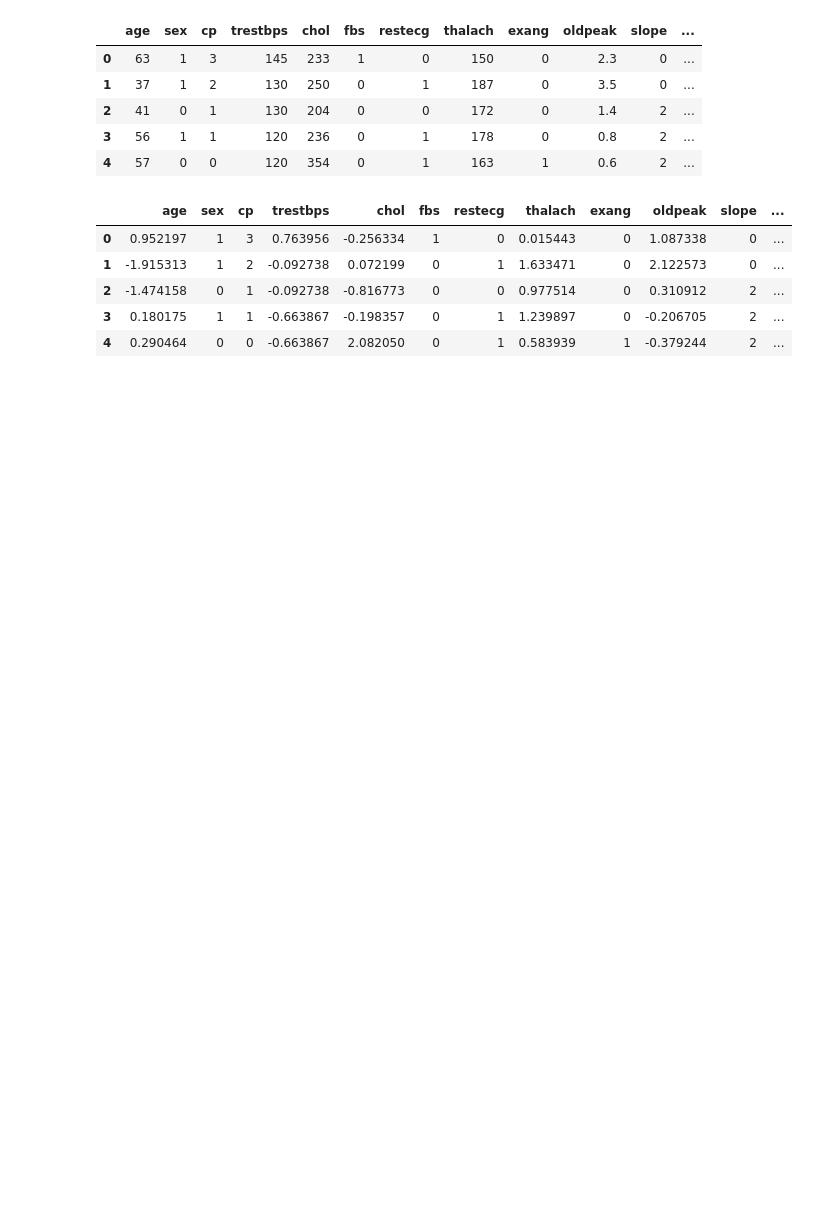
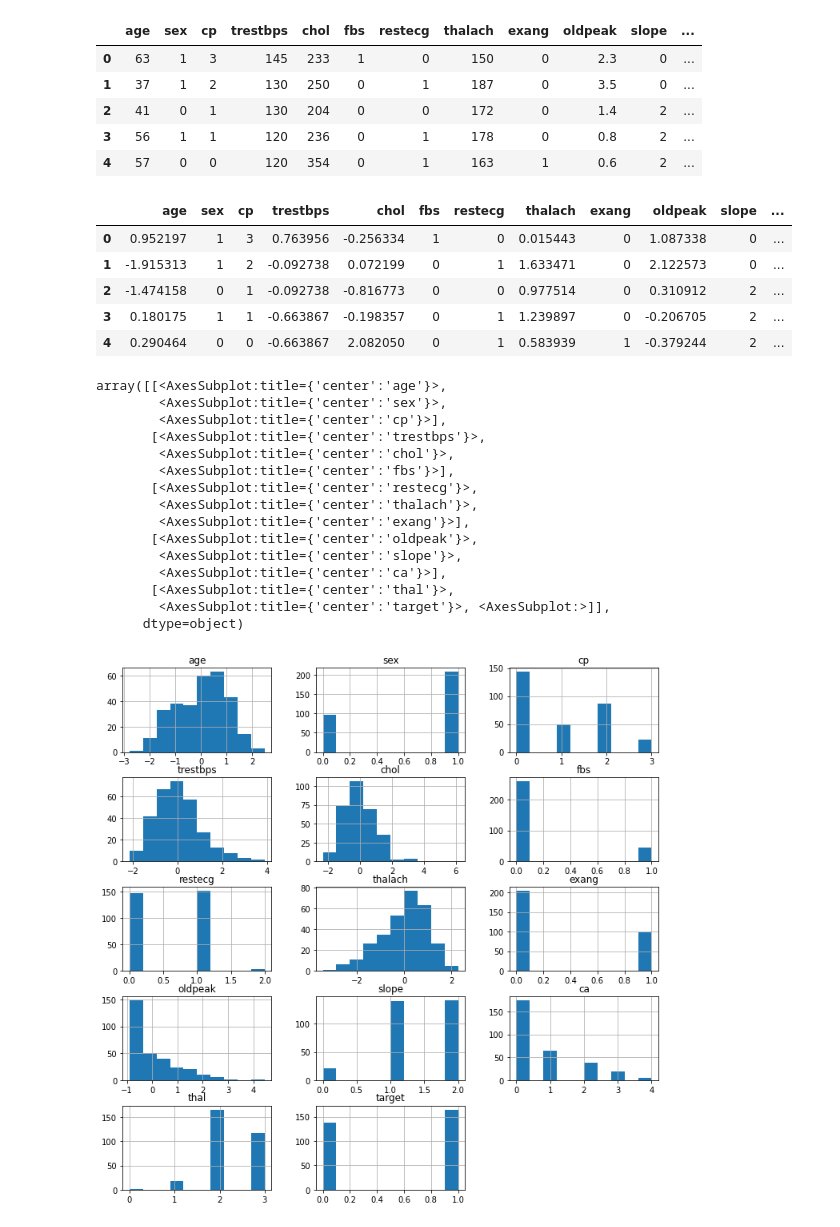
Before and after one commit to mshavliuk/BDA_project, a Jupyter notebook: bda_project_report.ipynb, the cells around one changed output. Drawn from its saved outputs; the diff is of its cells as text; code cells hidden in the pictures; blank space fills up the shorter version.

```diff
--- a/bda_project_report.ipynb
+++ b/bda_project_report.ipynb
@@ -67,3 +67,23 @@ df.head()
 | 2 | -1.474158 | 0 | 1 | -0.092738 | -0.816773 | 0 | 0 | 0.977514 | 0 | 0.310912 | 2 | ... |
 | 3 | 0.180175 | 1 | 1 | -0.663867 | -0.198357 | 0 | 1 | 1.239897 | 0 | -0.206705 | 2 | ... |
 | 4 | 0.290464 | 0 | 0 | -0.663867 | 2.082050 | 0 | 1 | 0.583939 | 1 | -0.379244 | 2 | ... |
+# %%
+### Draw histogram of all the features
+df.hist(figsize=(12,12), layout=(5,3))
+# %% [output]
+array([[<AxesSubplot:title={'center':'age'}>,
+        <AxesSubplot:title={'center':'sex'}>,
+        <AxesSubplot:title={'center':'cp'}>],
+       [<AxesSubplot:title={'center':'trestbps'}>,
+        <AxesSubplot:title={'center':'chol'}>,
+        <AxesSubplot:title={'center':'fbs'}>],
+       [<AxesSubplot:title={'center':'restecg'}>,
+        <AxesSubplot:title={'center':'thalach'}>,
+        <AxesSubplot:title={'center':'exang'}>],
+       [<AxesSubplot:title={'center':'oldpeak'}>,
+        <AxesSubplot:title={'center':'slope'}>,
+        <AxesSubplot:title={'center':'ca'}>],
+       [<AxesSubplot:title={'center':'thal'}>,
+        <AxesSubplot:title={'center':'target'}>, <AxesSubplot:>]],
+      dtype=object)
+[figure, added]
```
Also changed, not shown: parts of 1 cell of this notebook.
